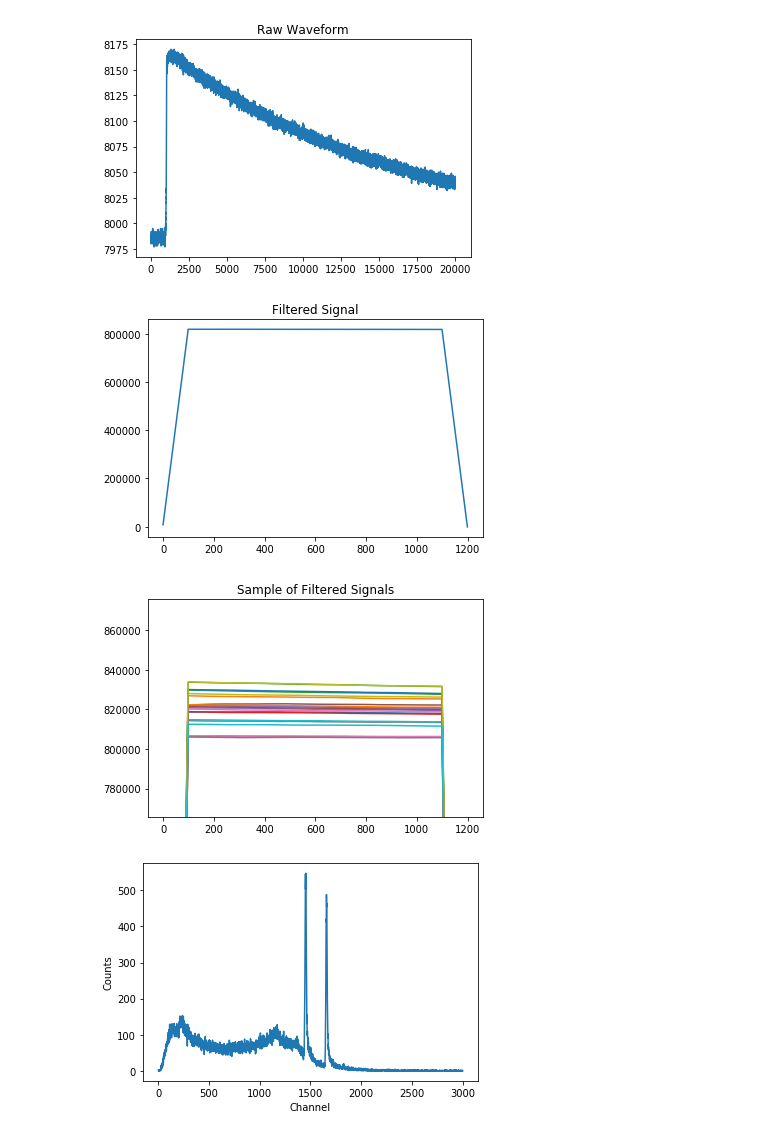
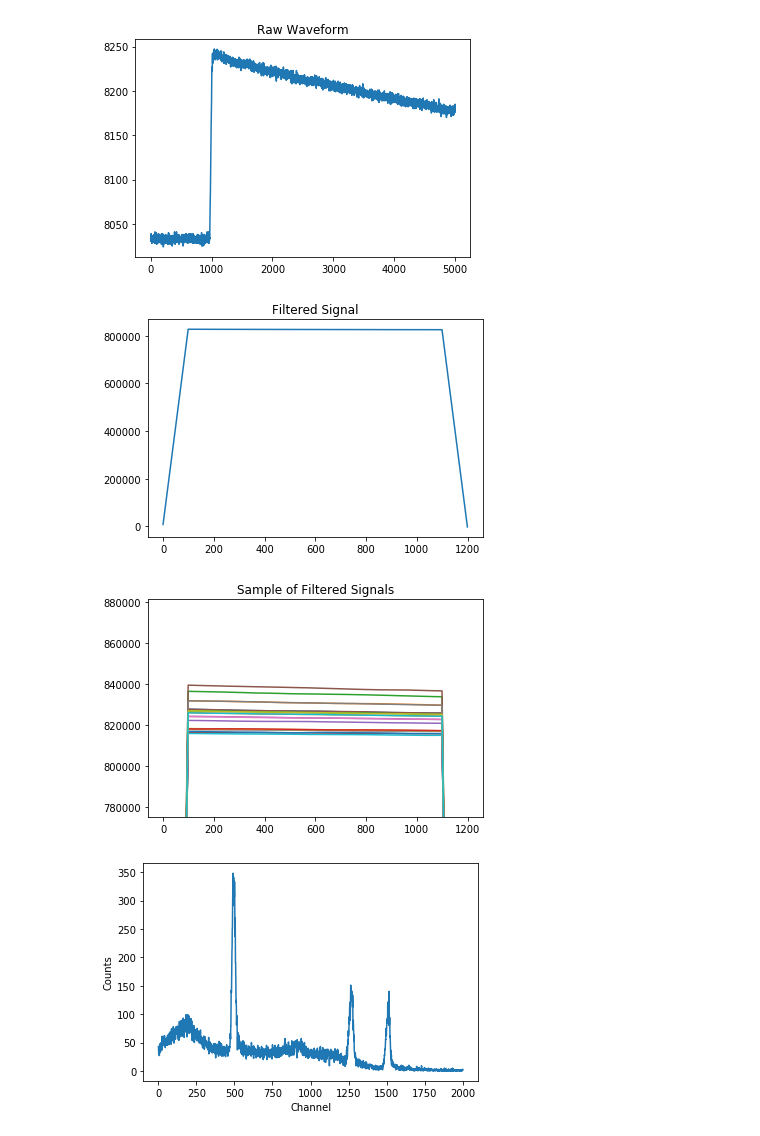
Before and after one commit to iankolaja/ne204lib, a Jupyter notebook: lab1.ipynb, the cells around one changed output. Drawn from its saved outputs; the diff is of its cells as text; code cells hidden in the pictures.

Commit message:
Updated to use new raw data

```diff
--- a/lab1.ipynb
+++ b/lab1.ipynb
@@ -13,10 +13,14 @@ import matplotlib.pyplot as plt
 
 
 # invert pulses false, 500 trigger delay, 170 trigger threshold
-f_name = 'data/Co60_jacob.h5'
+f_name = 'data/calibration_data.h5'
 
 
 f_data = h5py.File(f_name,'r')
 raw_pulse_data = f_data['raw_data'][()]
-raw_pulse_data = np.int16(raw_pulse_data)
-source_energies = [1173.228, 1332.492]
+raw_events = f_data['event_data'][()]
+print(np.shape(raw_pulse_data))
+_, unique_indices = np.unique(raw_events['timestamp'],return_index=True)
+raw_pulse_data = np.int16(raw_pulse_data[unique_indices])
+print(np.shape(raw_pulse_data))
+source_energies = [661.7, 1173.228, 1332.492]
@@ -53,7 +59,7 @@ plt.plot(filtered_signal)
 plt.title("Filtered Signal")
 plt.show()
 # %% [output]
-[figure, old version]
+[figure, new version]
 [figure]
 # %%
 
@@ -70,25 +76,25 @@ plt.title("Sample of Filtered Signals")
 plt.ylim((0.95*min(trapezoid_heights[:20]), 1.05*max(trapezoid_heights[:20])))
 plt.show()
 # %% [output]
-[figure, old version]
+[figure, new version]
 # %%
 # Discard 0 valued pulses (waveform was anomalous)
-spectrum_start = np.min(trapezoid_heights)
+spectrum_start = np.quantile(trapezoid_heights, 0.02)
 # Ignore high outliers above 99.9th percentile (mostly noise)
-spectrum_end = np.quantile(trapezoid_heights, 0.999)
+spectrum_end = np.quantile(trapezoid_heights, 0.995)
 
-number_of_bins = 3000
+number_of_bins = 2000
 
 counts, bins = np.histogram(trapezoid_heights,
                             bins=number_of_bins,
                             range=[spectrum_start, spectrum_end])
 channels = np.arange(1, 1+len(counts))
 
 plt.plot(channels, counts)
 plt.xlabel("Channel")
 plt.ylabel("Counts")
 plt.show()
 # %% [output]
-[figure, old version]
+[figure, new version]
 # %%
 binned_spectrum = Spectrum(counts)
```
Also changed, not shown: parts of 4 cells of this notebook.
